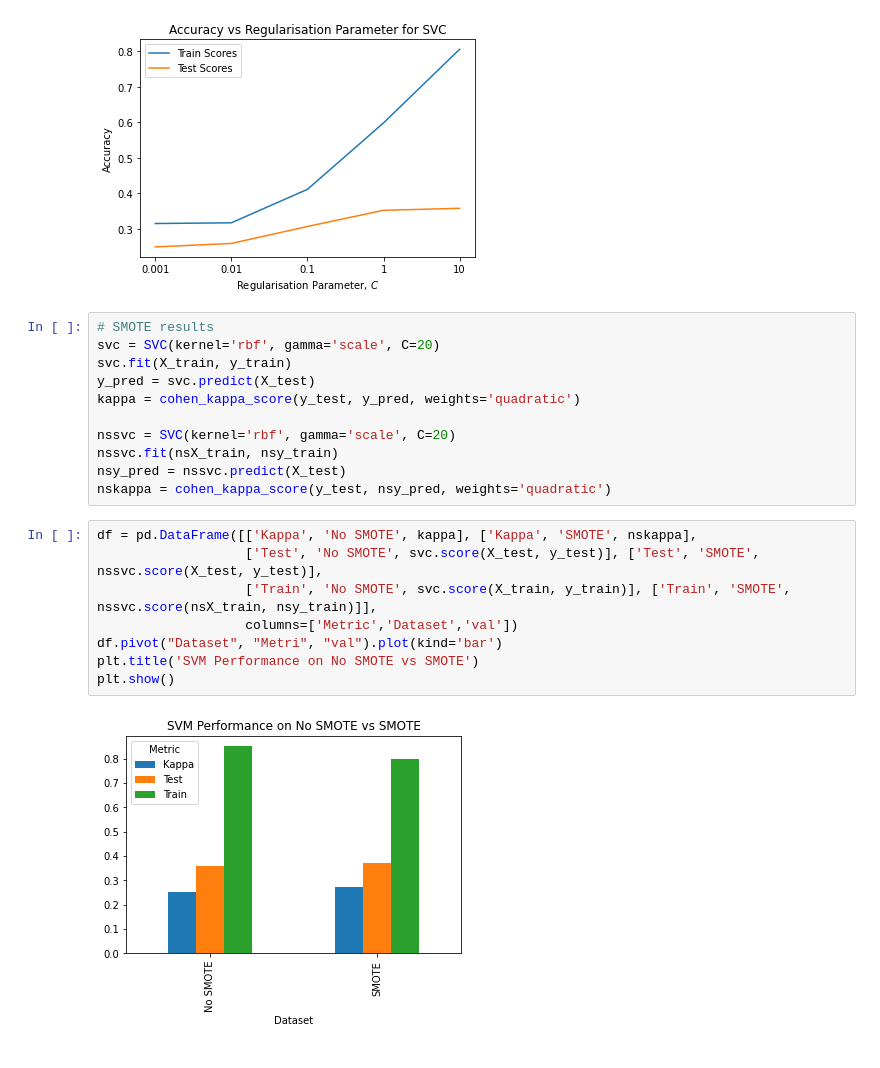
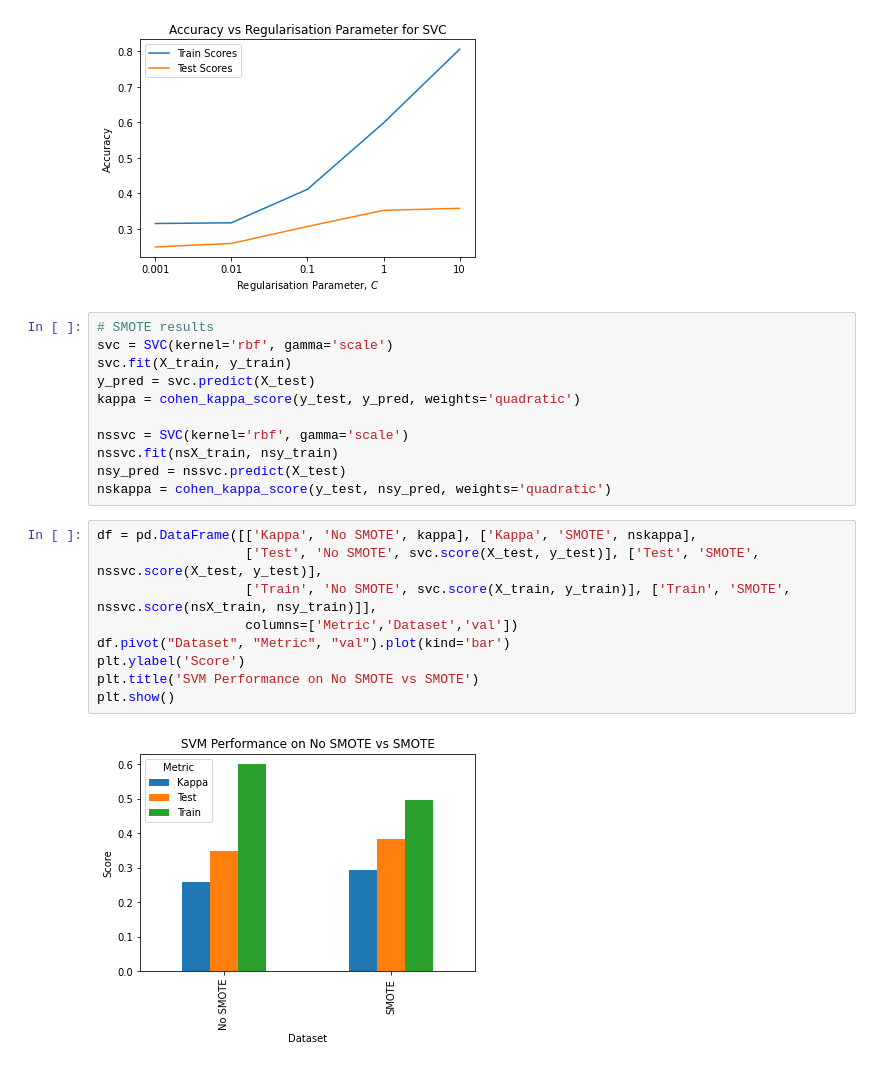
Before and after one commit to RoryEagle/cs9417_aiCaramba, a Jupyter notebook: svm.ipynb, the cells around one changed output. Saved outputs shown, nothing was run; the diff lists cells and outputs as text.

```diff
--- a/svm.ipynb
+++ b/svm.ipynb
@@ -184,22 +184,23 @@ plt.show()
 [figure]
 # %%
 # SMOTE results
-svc = SVC(kernel='rbf', gamma='scale', C=20)
+svc = SVC(kernel='rbf', gamma='scale')
 svc.fit(X_train, y_train)
 y_pred = svc.predict(X_test)
 kappa = cohen_kappa_score(y_test, y_pred, weights='quadratic')
 
-nssvc = SVC(kernel='rbf', gamma='scale', C=20)
+nssvc = SVC(kernel='rbf', gamma='scale')
 nssvc.fit(nsX_train, nsy_train)
 nsy_pred = nssvc.predict(X_test)
 nskappa = cohen_kappa_score(y_test, nsy_pred, weights='quadratic')
 # %%
 df = pd.DataFrame([['Kappa', 'No SMOTE', kappa], ['Kappa', 'SMOTE', nskappa],
                    ['Test', 'No SMOTE', svc.score(X_test, y_test)], ['Test', 'SMOTE', nssvc.score(X_test, y_test)],
                    ['Train', 'No SMOTE', svc.score(X_train, y_train)], ['Train', 'SMOTE', nssvc.score(nsX_train, nsy_train)]],
                    columns=['Metric','Dataset','val'])
-df.pivot("Dataset", "Metri", "val").plot(kind='bar')
+df.pivot("Dataset", "Metric", "val").plot(kind='bar')
+plt.ylabel('Score')
 plt.title('SVM Performance on No SMOTE vs SMOTE')
 plt.show()
 # %% [output]
-[figure, old version]
+[figure, new version]
```
